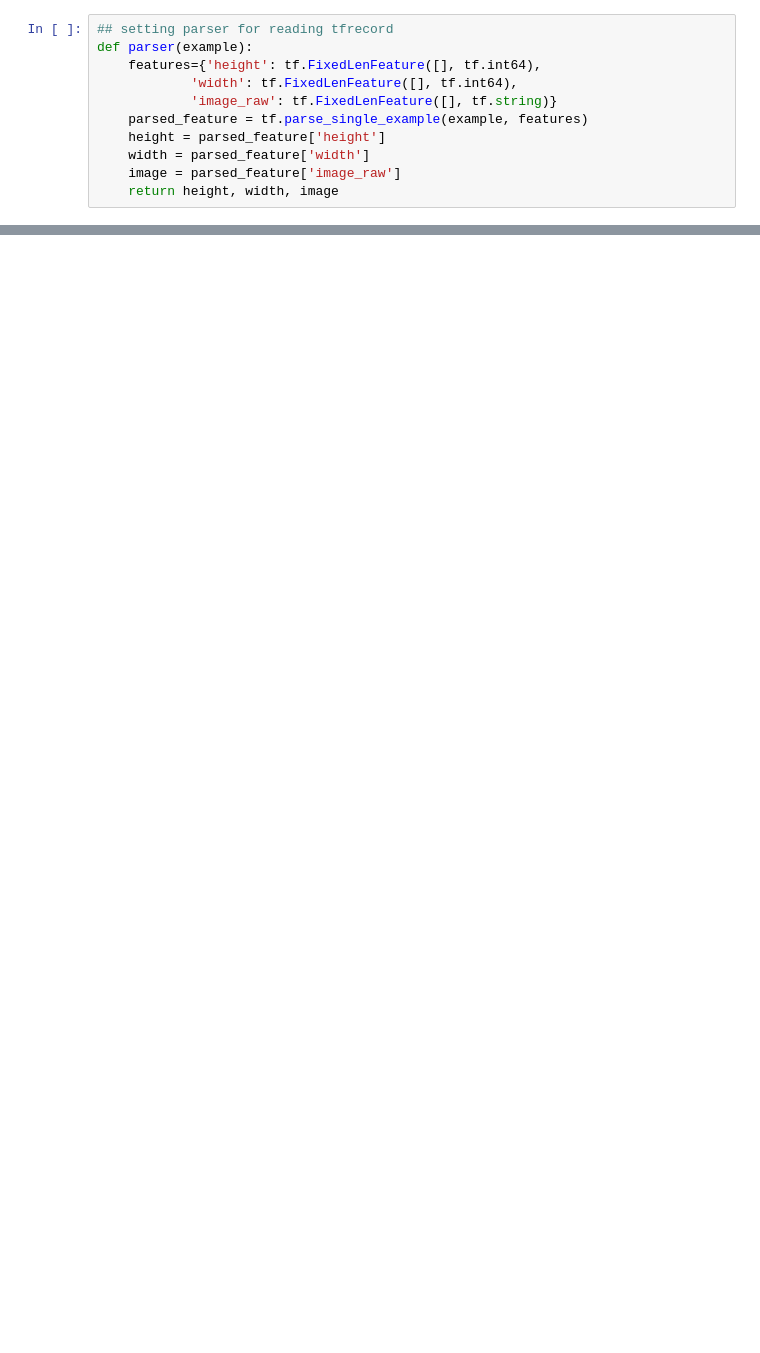
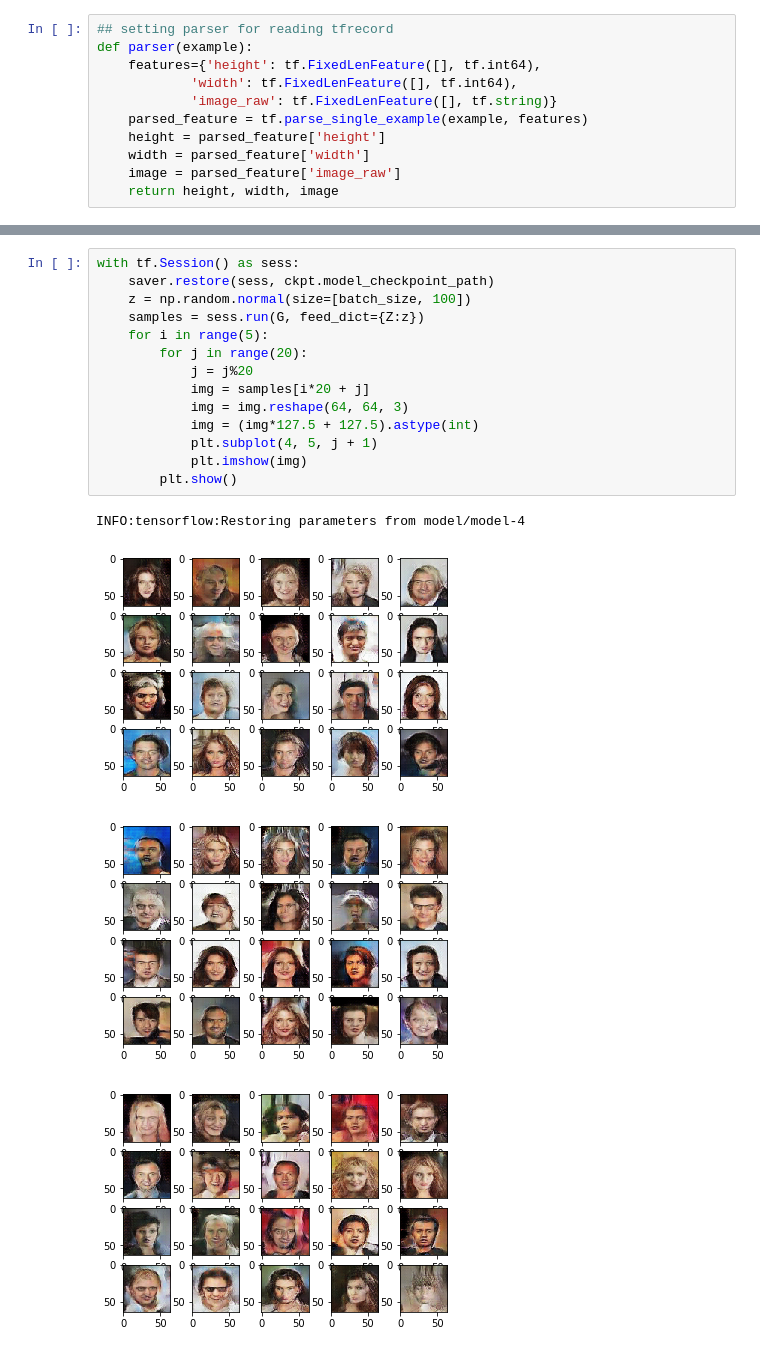
Before and after one commit to kilohotel8/dcgan_tf, a Jupyter notebook: DCGAN_tf.ipynb, the cells around one changed output, grey strips where cells are left out. Drawn from its saved outputs; the diff is of its cells as text; blank space fills up the shorter version.

```diff
--- a/DCGAN_tf.ipynb
+++ b/DCGAN_tf.ipynb
@@ -193,0 +206,19 @@ D_loss: 0.5136121783975764, G_loss: 2.3291053948411453
+# %%
+with tf.Session() as sess:
+    saver.restore(sess, ckpt.model_checkpoint_path)
+    z = np.random.normal(size=[batch_size, 100])
+    samples = sess.run(G, feed_dict={Z:z})
+    for i in range(5):
+        for j in range(20):
+            j = j%20
+            img = samples[i*20 + j]
+            img = img.reshape(64, 64, 3)
+            img = (img*127.5 + 127.5).astype(int)
+            plt.subplot(4, 5, j + 1)
+            plt.imshow(img)
+        plt.show()
+# %% [output]
+INFO:tensorflow:Restoring parameters from model/model-4
+[figure, added]
+[figure, added]
+[figure, added]
```
Also changed, not shown: parts of 7 cells of this notebook.
